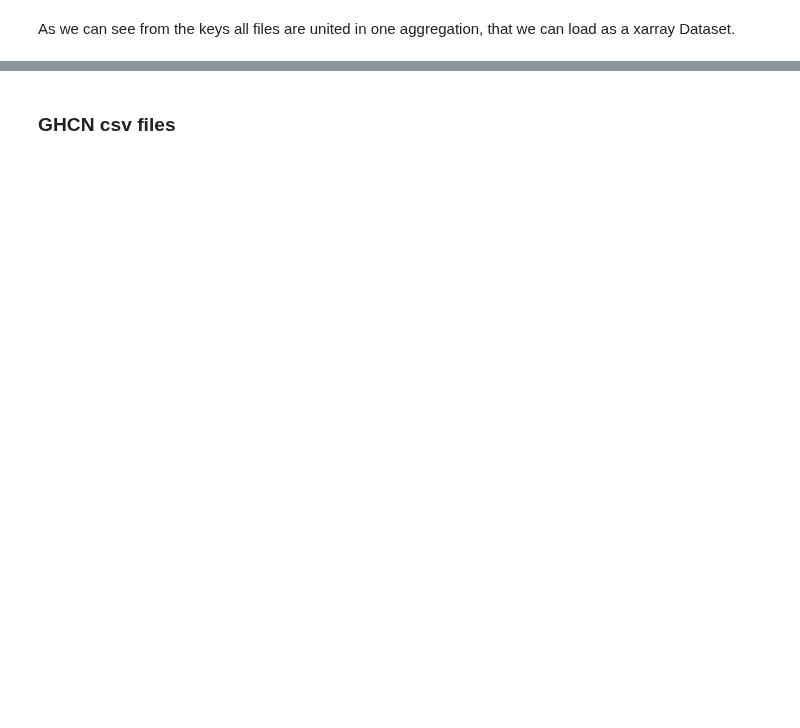
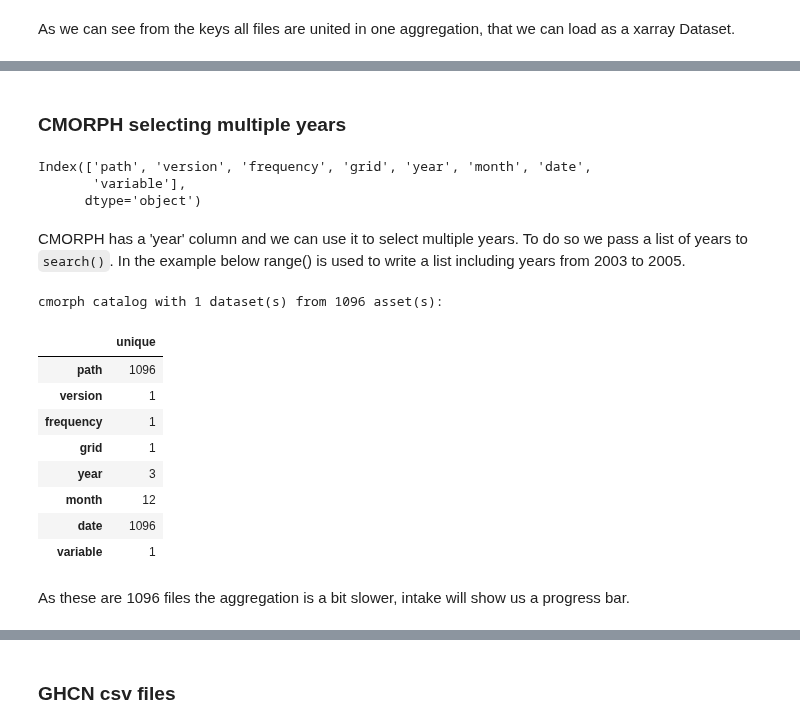
Before and after one commit to aus-ref-clim-data-nci/acs-replica-intake, a Jupyter notebook: acs-replica-demo.ipynb, the cells around one changed output, grey strips where cells are left out. Drawn from its saved outputs; the diff is of its cells as text; code cells hidden in the pictures; blank space fills up the shorter version.

Commit message:
added cmorph, updated demo

```diff
--- a/acs-replica-demo.ipynb
+++ b/acs-replica-demo.ipynb
@@ -257,0 +316,25 @@ gpcc_ds
+# %% [markdown]
+### CMORPH selecting multiple years
+# %%
+cmorph = cat.cmorph
+cmorph.df.columns
+# %% [output]
+Index(['path', 'version', 'frequency', 'grid', 'year', 'month', 'date',
+       'variable'],
+      dtype='object')
+# %% [markdown]
+CMORPH has a 'year' column and we can use it to select multiple years. To do so we pass a list of years to `search()`. In the example below range() is used to write a list including years from 2003 to 2005.
+# %%
+cmorph_sub = cmorph.search(year=[x for x in range(2003,2006)])
+cmorph_sub
+# %% [output]
+cmorph catalog with 1 dataset(s) from 1096 asset(s):
+|  | unique |
+| path | 1096 |
+| version | 1 |
+| frequency | 1 |
+| grid | 1 |
+| year | 3 |
+| month | 12 |
+| date | 1096 |
+| variable | 1 |
@@ -257,0 +343,2 @@ gpcc_ds
+# %% [markdown]
+As these are 1096 files the aggregation is a bit slower, intake will show us a progress bar.
```
Also changed, not shown: parts of 16 cells of this notebook, 8 other files.
